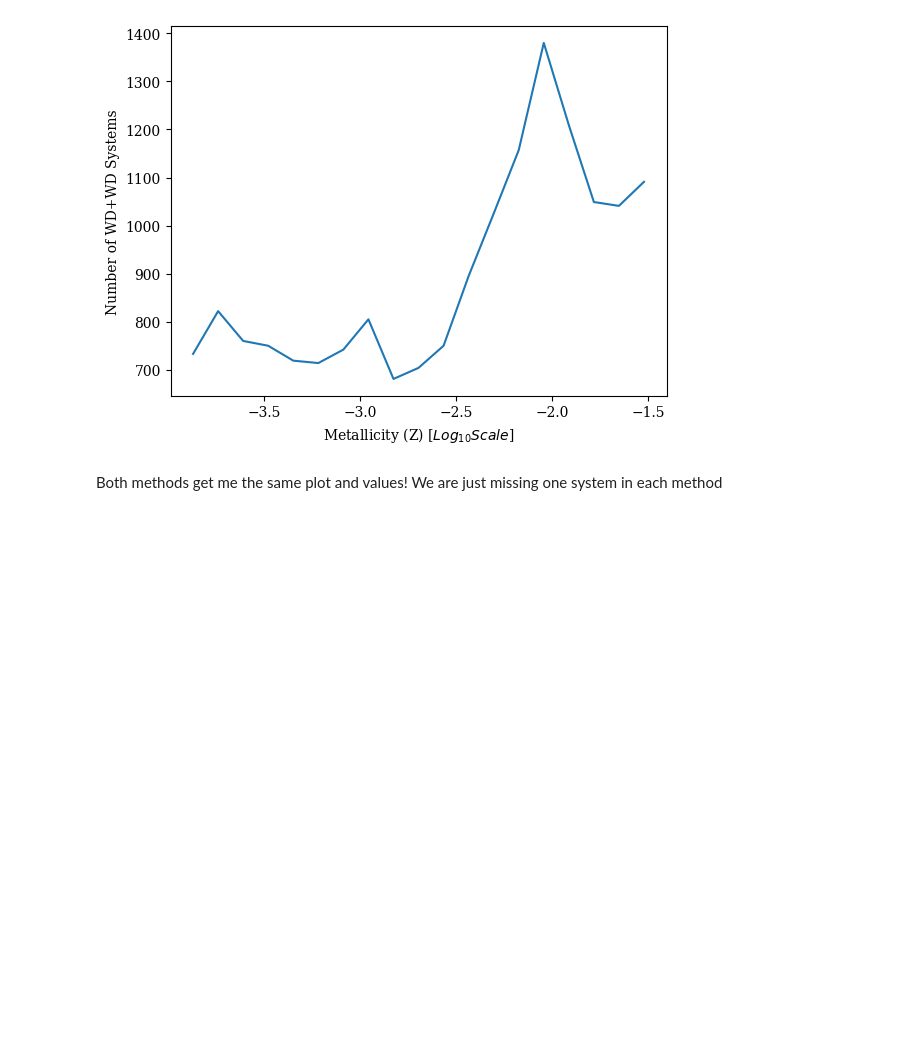
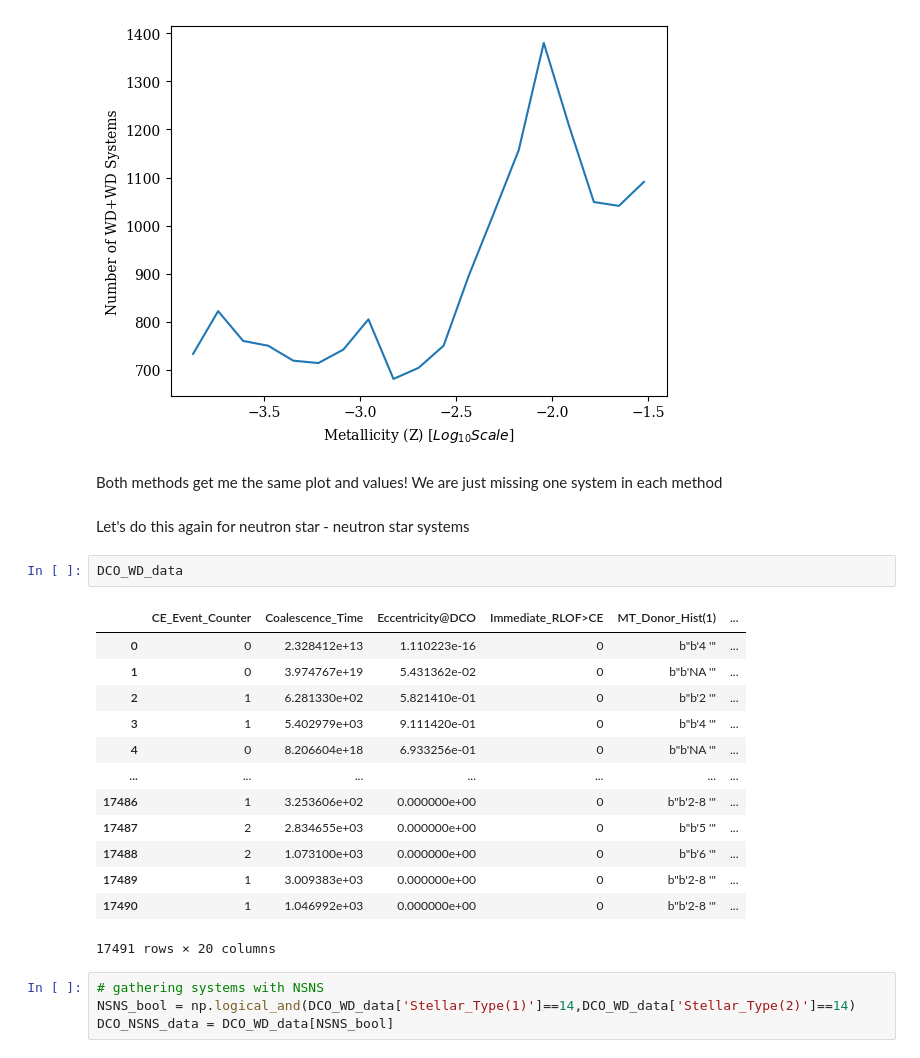
Before and after one commit to melanie-santiago26/research_work, a Jupyter notebook: making_figures/metallicity_rates.ipynb, the cells around one changed output. Cells and saved outputs as stored; diff of their text form; blank space fills up the shorter version.

```diff
--- a/making_figures/metallicity_rates.ipynb
+++ b/making_figures/metallicity_rates.ipynb
@@ -306,3 +312,25 @@ Text(0, 0.5, 'Number of WD+WD Systems')
 [figure]
 # %% [markdown]
 Both methods get me the same plot and values! We are just missing one system in each method
+# %% [markdown]
+Let's do this again for neutron star - neutron star systems
+# %%
+DCO_WD_data
+# %% [output]
+|  | CE_Event_Counter | Coalescence_Time | Eccentricity@DCO | Immediate_RLOF>CE | MT_Donor_Hist(1) | ... |
+| 0 | 0 | 2.328412e+13 | 1.110223e-16 | 0 | b"b'4 '" | ... |
+| 1 | 0 | 3.974767e+19 | 5.431362e-02 | 0 | b"b'NA '" | ... |
+| 2 | 1 | 6.281330e+02 | 5.821410e-01 | 0 | b"b'2 '" | ... |
+| 3 | 1 | 5.402979e+03 | 9.111420e-01 | 0 | b"b'4 '" | ... |
+| 4 | 0 | 8.206604e+18 | 6.933256e-01 | 0 | b"b'NA '" | ... |
+| ... | ... | ... | ... | ... | ... | ... |
+| 17486 | 1 | 3.253606e+02 | 0.000000e+00 | 0 | b"b'2-8 '" | ... |
+| 17487 | 2 | 2.834655e+03 | 0.000000e+00 | 0 | b"b'5 '" | ... |
+| 17488 | 2 | 1.073100e+03 | 0.000000e+00 | 0 | b"b'6 '" | ... |
+| 17489 | 1 | 3.009383e+03 | 0.000000e+00 | 0 | b"b'2-8 '" | ... |
+| 17490 | 1 | 1.046992e+03 | 0.000000e+00 | 0 | b"b'2-8 '" | ... |
+17491 rows × 20 columns
+# %%
+# gathering systems with NSNS
+NSNS_bool = np.logical_and(DCO_WD_data['Stellar_Type(1)']==14,DCO_WD_data['Stellar_Type(2)']==14)
+DCO_NSNS_data = DCO_WD_data[NSNS_bool]
```
Also changed, not shown: parts of 16 cells of this notebook, 2 other files.
